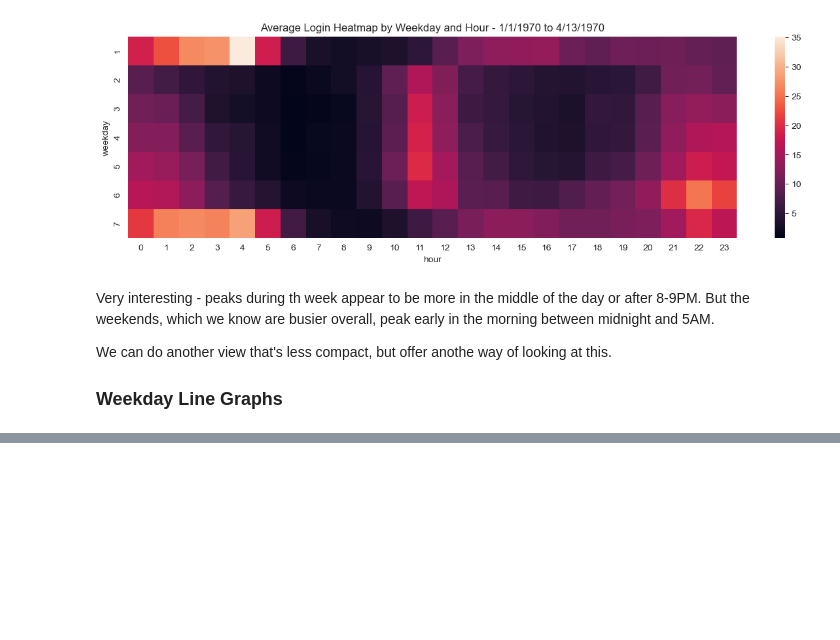
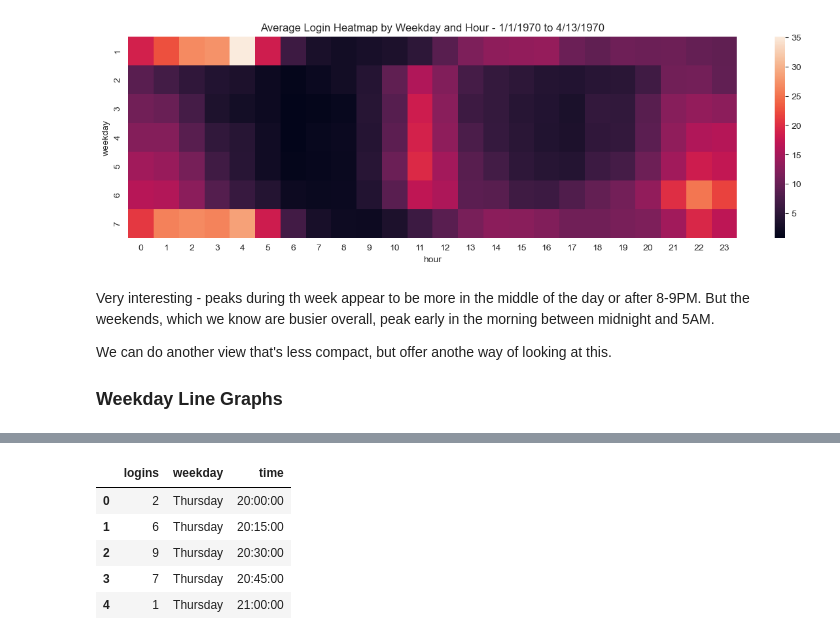
Before and after one commit to BrettlyCD/da_challenge, a Jupyter notebook: 1_eda.ipynb, the cells around one changed output, grey strips where cells are left out. Cells and saved outputs as stored; diff of their text form; code cells hidden in the pictures; blank space fills up the shorter version.

Commit message:
Prep dataframe for final view - linegraphs by weekday.

```diff
--- a/1_eda.ipynb
+++ b/1_eda.ipynb
@@ -337,10 +337,13 @@ login_15.head()
 | 3 | 1970-01-01 20:45:00 | 7 | Thursday |
 | 4 | 1970-01-01 21:00:00 | 1 | Thursday |
 # %%
+#create new df
+login_weekday_hour = login_15.copy()
+
 #breakout the time from the datetime
-login_15['time'] = login_15['login_time'].dt.hour
+login_weekday_hour['time'] = login_weekday_hour['login_time'].dt.hour
 
-login_15.head()
+login_weekday_hour.head()
 # %% [output]
 |  | login_time | logins | weekday | time |
 | 0 | 1970-01-01 20:00:00 | 2 | Thursday | 20 |
@@ -401,0 +404,19 @@ We can do another view that's less compact, but offer anothe way of looking at t
+# %%
+#create a new copy
+login_full = login_15.copy()
+
+#re-establish weekday view with full text and 15-min intervals
+login_full['weekday'] = login_full['login_time'].dt.day_name()
+
+login_full['time'] = login_full['login_time'].dt.time
+
+login_full.drop(columns='login_time', inplace=True)
+
+login_full.head()
+# %% [output]
+|  | logins | weekday | time |
+| 0 | 2 | Thursday | 20:00:00 |
+| 1 | 6 | Thursday | 20:15:00 |
+| 2 | 9 | Thursday | 20:30:00 |
+| 3 | 7 | Thursday | 20:45:00 |
+| 4 | 1 | Thursday | 21:00:00 |
```
Also changed, not shown: parts of 5 cells of this notebook.
